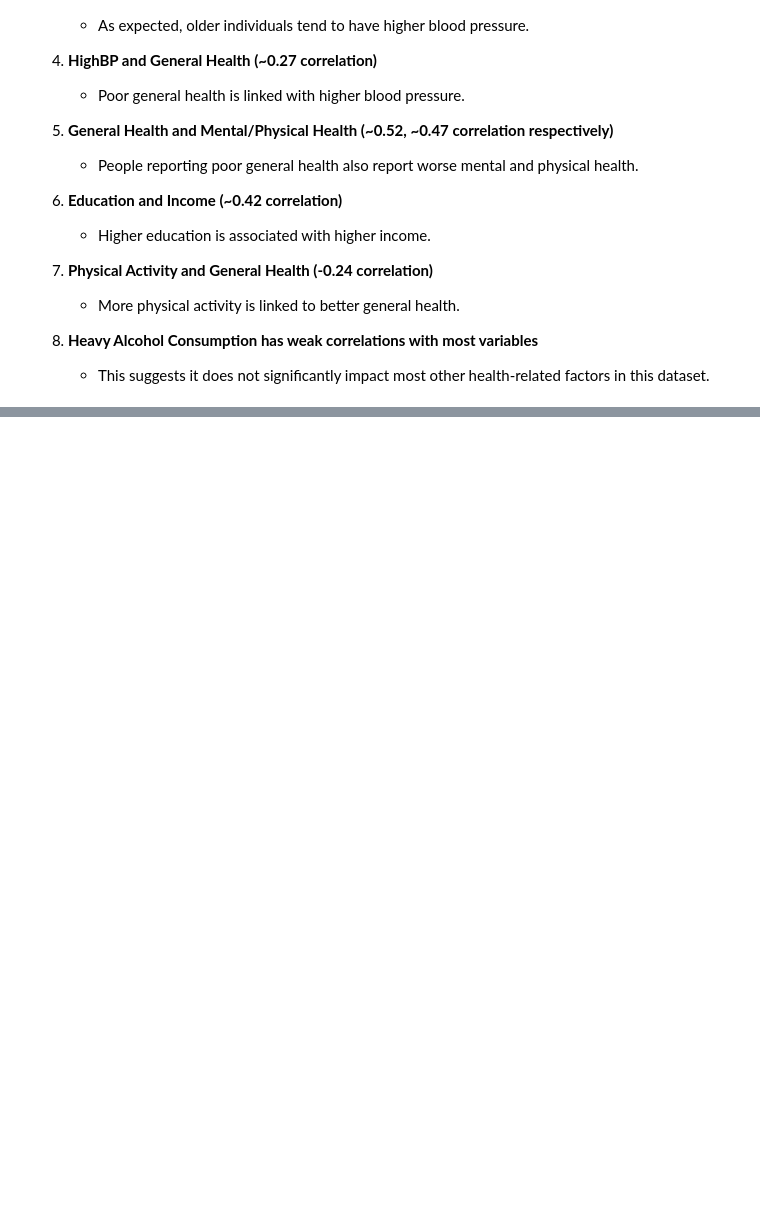
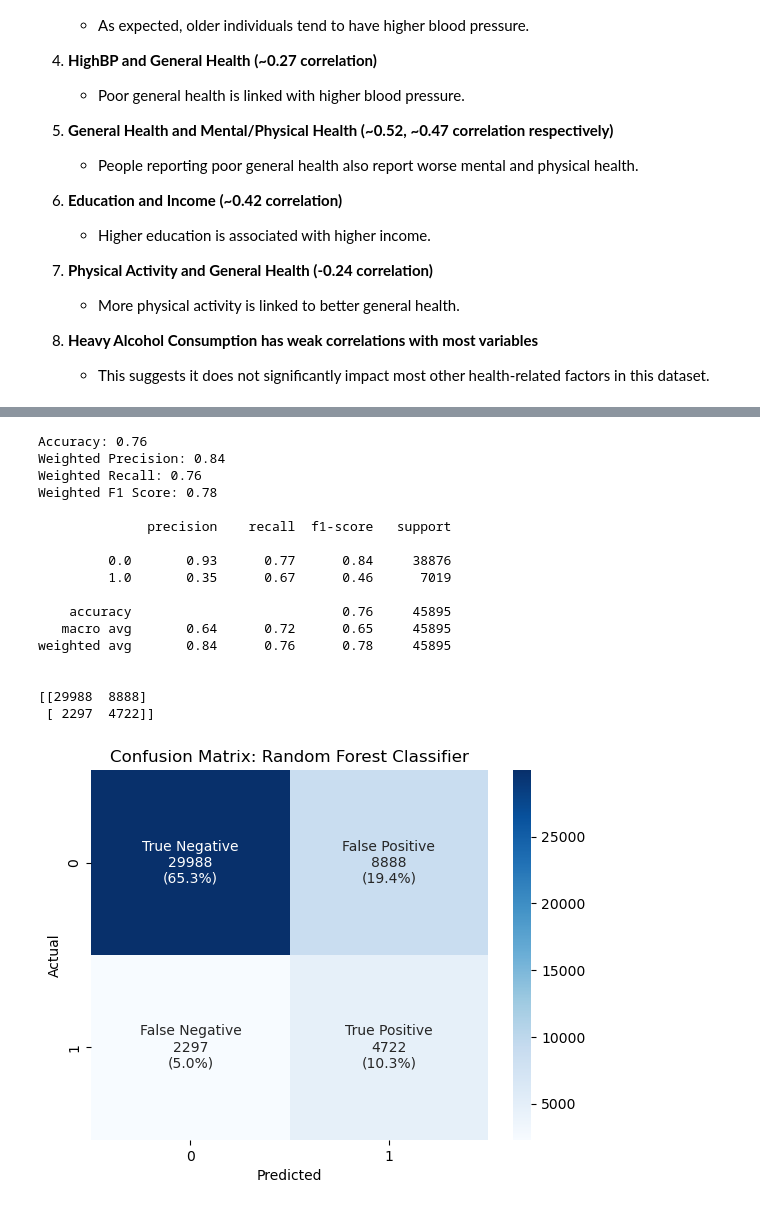
Before and after one commit to Niklauzi/cdc-diabetes-classification, a Jupyter notebook: CDC Diabetes Binary Prediction.ipynb, the cells around one changed output, grey strips where cells are left out. Drawn from its saved outputs; the diff is of its cells as text; code cells hidden in the pictures; blank space fills up the shorter version.

```diff
--- a/CDC Diabetes Binary Prediction.ipynb
+++ b/CDC Diabetes Binary Prediction.ipynb
@@ -385,6 +333,7 @@ print(classification_report(y_test, dt_ypred))
 # %%
 from sklearn.ensemble import RandomForestClassifier
+rf = RandomForestClassifier(max_depth=12 ,n_estimators =10, random_state=42 )
 
-random_forest = RandomForestClassifier(n_estimators=100, random_state=42)
-random_forest.fit(X_train, y_train)
-rf_ypred = random_forest.predict(X_test)
+# rf = RandomForestClassifier(n_estimators=100, random_state=42)
+rf.fit(X_train_balanced, y_train_balanced)
+rf_ypred  = rf.predict(X_test)
@@ -395,3 +340,35 @@ print(classification_report(y_test, rf_ypred))
+# %%
+# Evaluation Metrics
+
+print(f"Accuracy: {accuracy_score(y_test, rf_ypred):.2f}")
+print(f"Weighted Precision: {precision_score(y_test, rf_ypred, average='weighted'):.2f}")
+print(f"Weighted Recall: {recall_score(y_test, rf_ypred, average='weighted'):.2f}")
+print(f"Weighted F1 Score: {f1_score(y_test, rf_ypred, average='weighted'):.2f}")
+print()
+print(classification_report(y_test, rf_ypred))
+
+print()
+print(confusion_matrix(y_test, rf_ypred))
+plot_confusion_matrix(y_test, rf_ypred, "Random Forest Classifier")
+# %% [output]
+Accuracy: 0.76
+Weighted Precision: 0.84
+Weighted Recall: 0.76
+Weighted F1 Score: 0.78
+
+              precision    recall  f1-score   support
+
+         0.0       0.93      0.77      0.84     38876
+         1.0       0.35      0.67      0.46      7019
+
+    accuracy                           0.76     45895
+   macro avg       0.64      0.72      0.65     45895
+weighted avg       0.84      0.76      0.78     45895
+
+
+[[29988  8888]
+ [ 2297  4722]]
+[figure, added]
 # %%
 from xgboost import XGBClassifier
 
```
Also changed, not shown: parts of 47 cells of this notebook, 1 other file.
